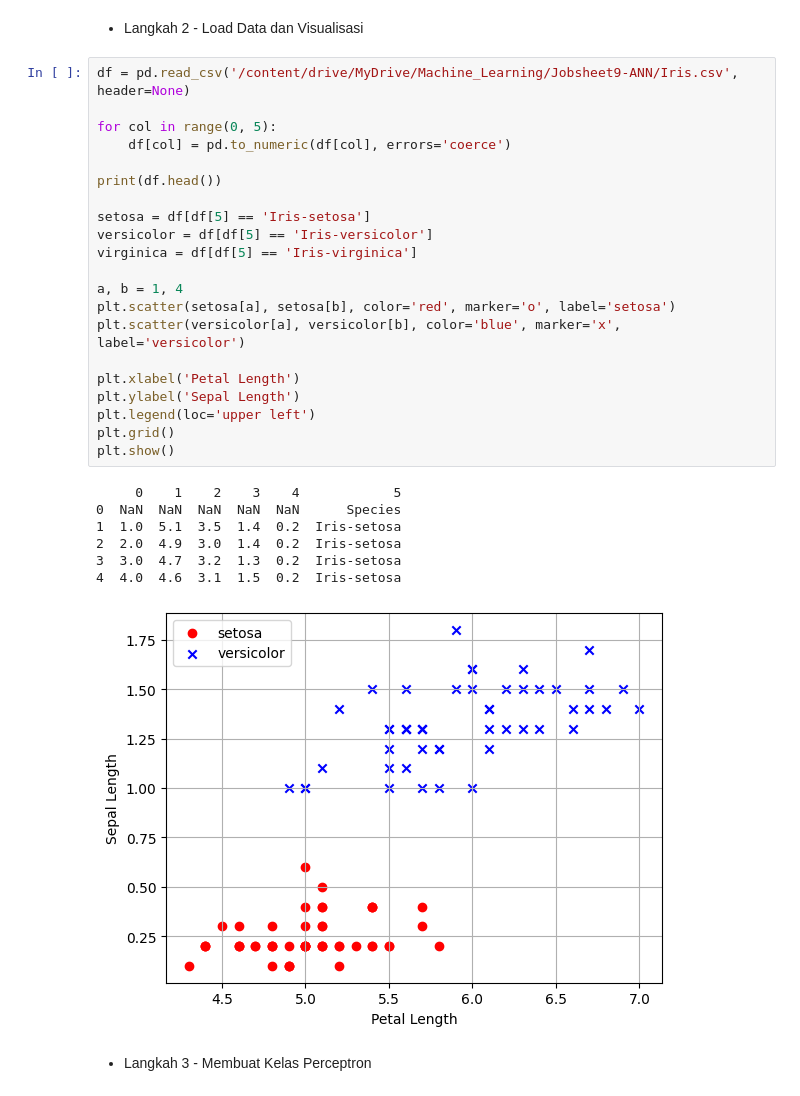
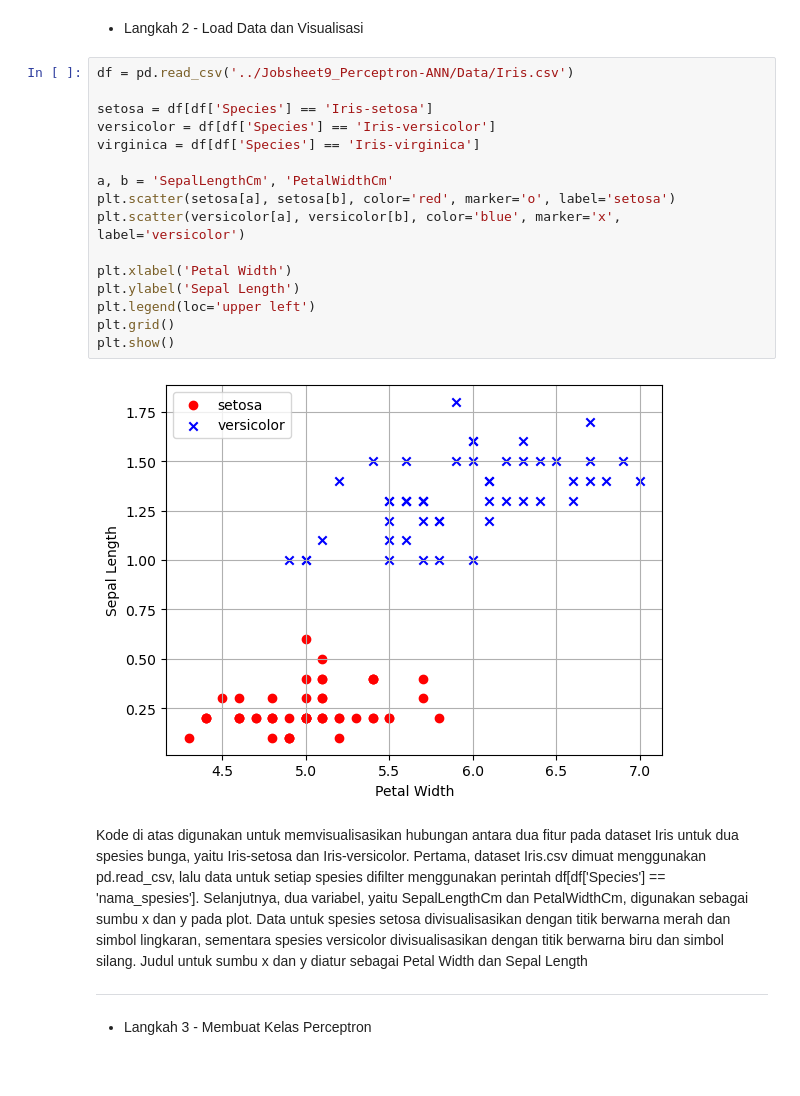
Before and after one commit to daffayudisaa/Machine-Learning-2024, a Jupyter notebook: Jobsheet9_Perceptron-ANN/Praktikum1.ipynb, the cells around one changed output. Saved outputs shown, nothing was run; the diff lists cells and outputs as text.

```diff
--- a/Jobsheet9_Perceptron-ANN/Praktikum1.ipynb
+++ b/Jobsheet9_Perceptron-ANN/Praktikum1.ipynb
@@ -17,34 +22,27 @@ import seaborn as sns
 # %% [markdown]
 * Langkah 2 - Load Data dan Visualisasi
 # %%
-df = pd.read_csv('/content/drive/MyDrive/Machine_Learning/Jobsheet9-ANN/Iris.csv', header=None)
+df = pd.read_csv('../Jobsheet9_Perceptron-ANN/Data/Iris.csv')
 
-for col in range(0, 5):
-    df[col] = pd.to_numeric(df[col], errors='coerce')
+setosa = df[df['Species'] == 'Iris-setosa']
+versicolor = df[df['Species'] == 'Iris-versicolor']
+virginica = df[df['Species'] == 'Iris-virginica']
 
-print(df.head())
-
-setosa = df[df[5] == 'Iris-setosa']
-versicolor = df[df[5] == 'Iris-versicolor']
-virginica = df[df[5] == 'Iris-virginica']
-
-a, b = 1, 4
+a, b = 'SepalLengthCm', 'PetalWidthCm'
 plt.scatter(setosa[a], setosa[b], color='red', marker='o', label='setosa')
 plt.scatter(versicolor[a], versicolor[b], color='blue', marker='x', label='versicolor')
 
-plt.xlabel('Petal Length')
+plt.xlabel('Petal Width')
 plt.ylabel('Sepal Length')
 plt.legend(loc='upper left')
 plt.grid()
 plt.show()
 # %% [output]
-     0    1    2    3    4            5
-0  NaN  NaN  NaN  NaN  NaN      Species
-1  1.0  5.1  3.5  1.4  0.2  Iris-setosa
-2  2.0  4.9  3.0  1.4  0.2  Iris-setosa
-3  3.0  4.7  3.2  1.3  0.2  Iris-setosa
-4  4.0  4.6  3.1  1.5  0.2  Iris-setosa
-[figure, old version]
+[figure, new version]
+# %% [markdown]
+Kode di atas digunakan untuk memvisualisasikan hubungan antara dua fitur pada dataset Iris untuk dua spesies bunga, yaitu Iris-setosa dan Iris-versicolor. Pertama, dataset Iris.csv dimuat menggunakan pd.read_csv, lalu data untuk setiap spesies difilter menggunakan perintah df[df['Species'] == 'nama_spesies']. Selanjutnya, dua variabel, yaitu SepalLengthCm dan PetalWidthCm, digunakan sebagai sumbu x dan y pada plot. Data untuk spesies setosa divisualisasikan dengan titik berwarna merah dan simbol lingkaran, sementara spesies versicolor divisualisasikan dengan titik berwarna biru dan simbol silang. Judul untuk sumbu x dan y diatur sebagai Petal Width dan Sepal Length
+
+---
 # %% [markdown]
 * Langkah 3 - Membuat Kelas Perceptron
 # %%
```
Also changed, not shown: parts of 7 cells of this notebook, 3 other files.
